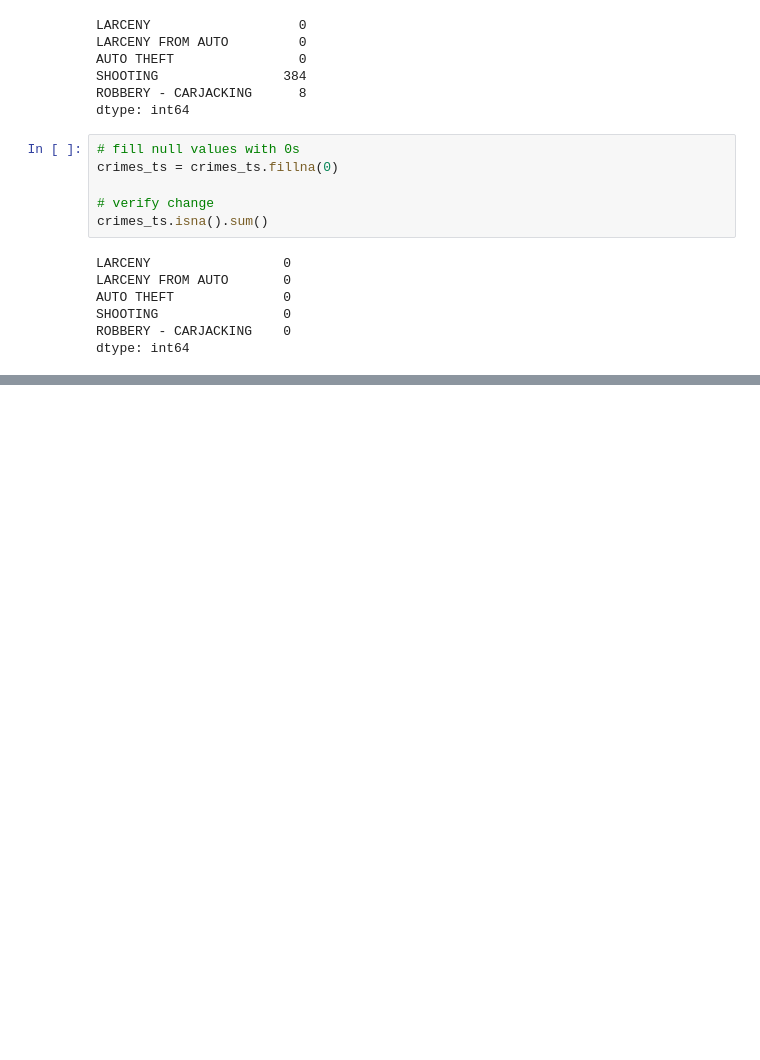
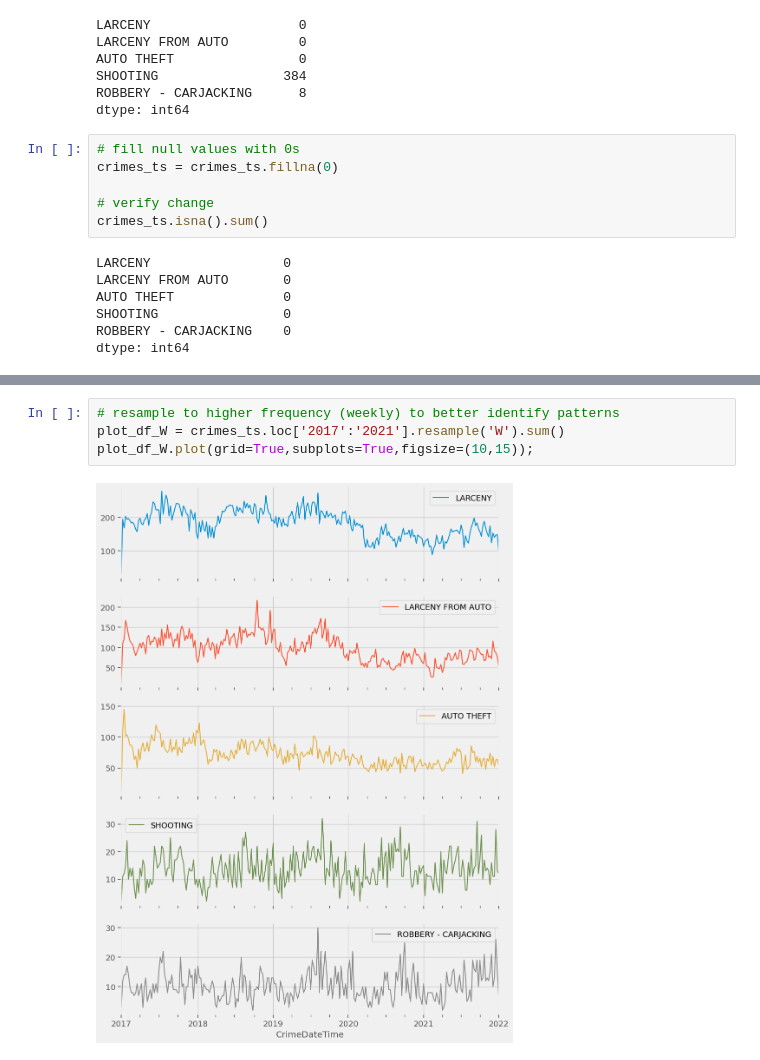
Before and after one commit to EhLeeOod/time-series, a Jupyter notebook: time-series-practice.ipynb, the cells around one changed output, grey strips where cells are left out. Saved outputs shown, nothing was run; the diff lists cells and outputs as text; blank space fills up the shorter version.

```diff
--- a/time-series-practice.ipynb
+++ b/time-series-practice.ipynb
@@ -1816,0 +1833,6 @@ dtype: int64
+# %%
+# resample to higher frequency (weekly) to better identify patterns
+plot_df_W = crimes_ts.loc['2017':'2021'].resample('W').sum()
+plot_df_W.plot(grid=True,subplots=True,figsize=(10,15));
+# %% [output]
+[figure, added]
```
Also changed, not shown: parts of 9 cells of this notebook.
